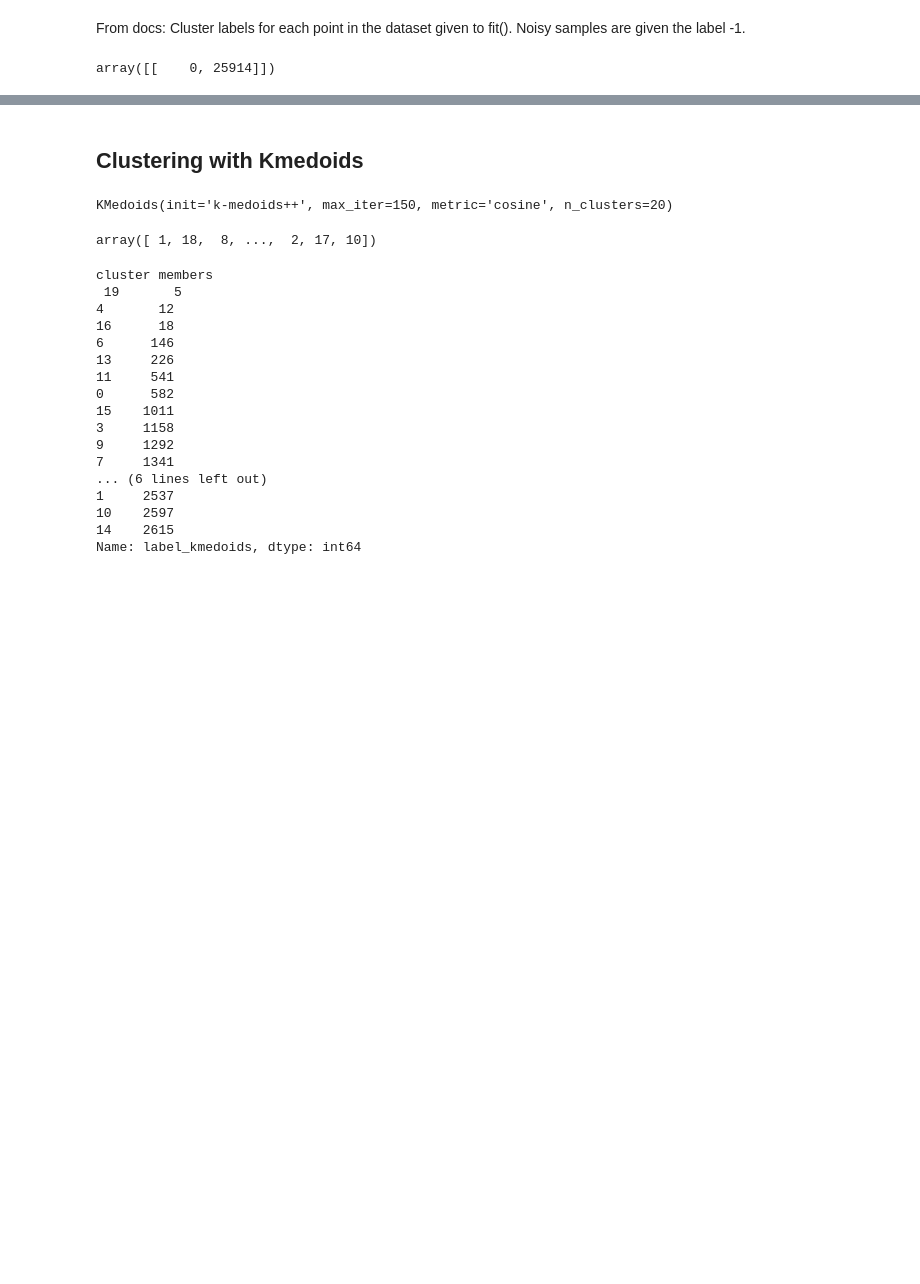
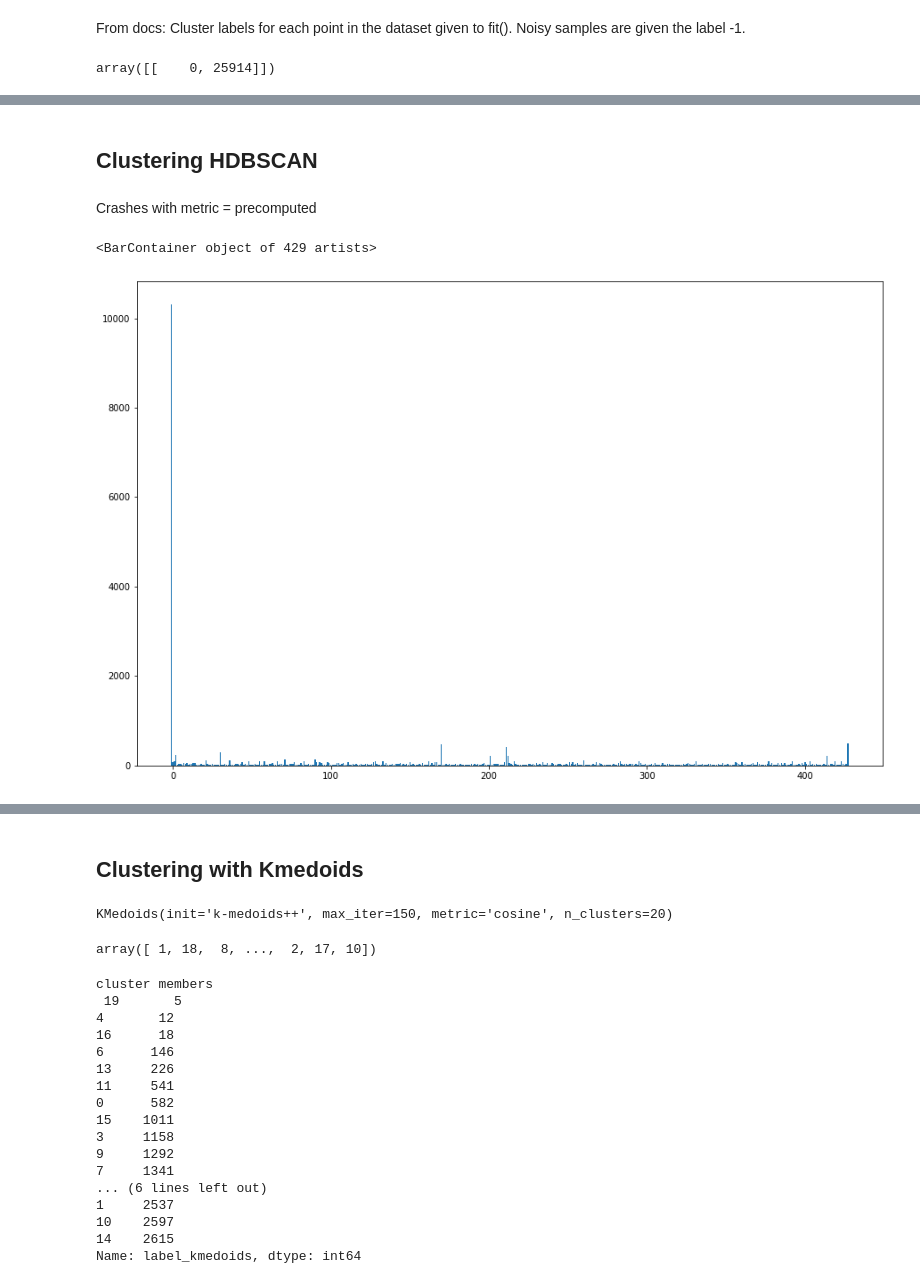
Before and after one commit to isaschm/topic-models-and-word-embeddings, a Jupyter notebook: text_embeddings.ipynb, the cells around one changed output, grey strips where cells are left out. Saved outputs shown, nothing was run; the diff lists cells and outputs as text; code cells hidden in the pictures; blank space fills up the shorter version.

Commit message:
More clustering algorithms

```diff
--- a/text_embeddings.ipynb
+++ b/text_embeddings.ipynb
@@ -198,7 +206,7 @@ plt.show()
 import umap
 reducer2 = umap.UMAP(n_components = 2,min_dist = .5)
 
-embeddings_umap2 = reducer2.fit_transform(svd_embeddings)
+embeddings_umap2 = reducer2.fit_transform(pca_embeddings)
 embeddings_umap2.shape
 # %% [output]
 (25914, 2)
@@ -264,0 +310,4 @@ Text(0.5, 0.98, 'Clustering with DBSCAN')
+# %% [markdown]
+## Clustering HDBSCAN
+# %% [markdown]
+Crashes with metric = precomputed
@@ -264,0 +321,3 @@ Text(0.5, 0.98, 'Clustering with DBSCAN')
+# %%
+(unique, counts) = np.unique(cluster_labels, return_counts=True)
+frequencies = np.asarray((unique, counts)).T
@@ -264,0 +326,6 @@ Text(0.5, 0.98, 'Clustering with DBSCAN')
+# %%
+plt.figure(figsize=(15,10))
+plt.bar(frequencies[:,0], frequencies[:,1])
+# %% [output]
+<BarContainer object of 429 artists>
+[figure, added]
```
Also changed, not shown: parts of 22 cells of this notebook.
